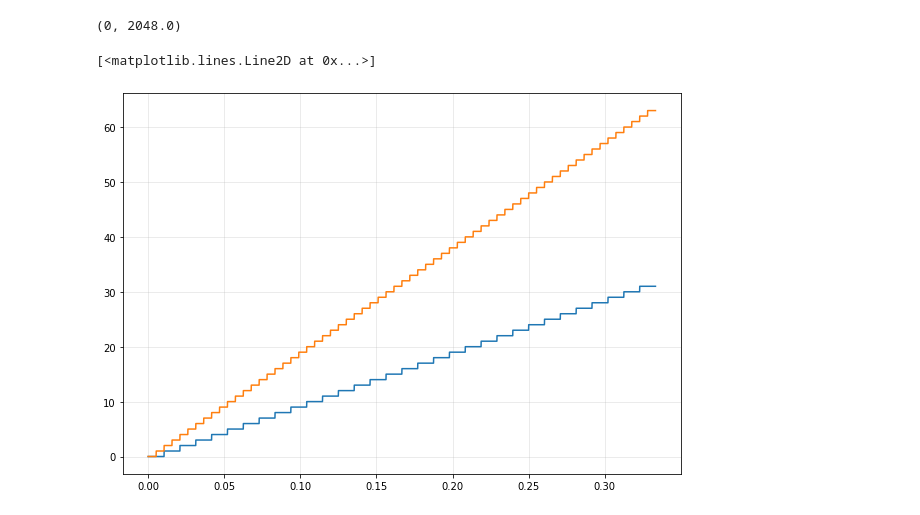
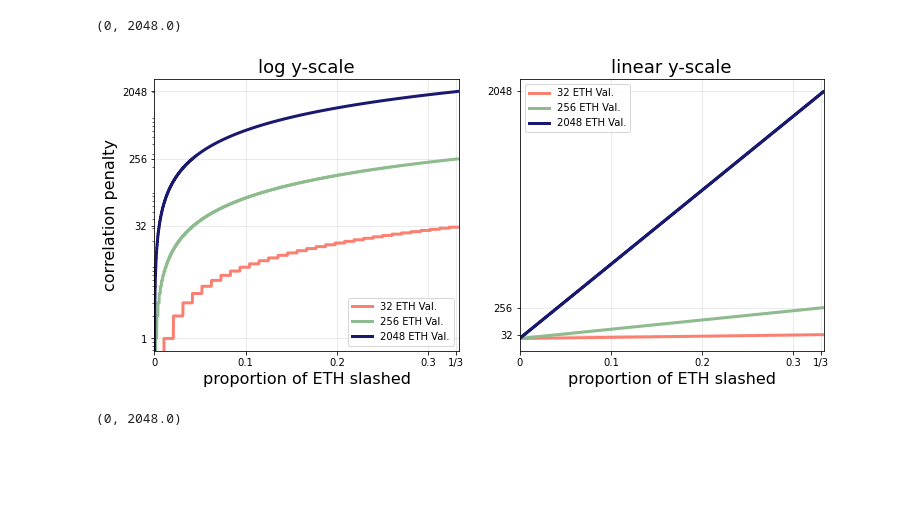
Before and after one commit to michaelneuder/relay-data, a Jupyter notebook: maxeb/slashings.ipynb, the cells around one changed output. Drawn from its saved outputs; the diff is of its cells as text; code cells hidden in the pictures; blank space fills up the shorter version.

```diff
--- a/maxeb/slashings.ipynb
+++ b/maxeb/slashings.ipynb
@@ -21,13 +21,36 @@ calcCorrPenalty(2048, 2048, STAKED_ETH), calcCorrPenalty(2048, STAKED_ETH / 3, S
 (0, 2048.0)
 # %%
 slashed_amts = np.arange(0, STAKED_ETH / 3, 2048)
-corrs32 = [calcCorrPenalty(32, i, STAKED_ETH) for i in slashed_amts]
-corrs64 = [calcCorrPenalty(64, i, STAKED_ETH) for i in slashed_amts]
+corrs32 = np.asarray([calcCorrPenalty(32, i, STAKED_ETH) for i in slashed_amts])
+corrs256 = np.asarray([calcCorrPenalty(256, i, STAKED_ETH) for i in slashed_amts])
+corrs2048 = np.asarray([calcCorrPenalty(2048, i, STAKED_ETH) for i in slashed_amts])
-# %%
-f, ax = plt.subplots(figsize=(10,7))
-
-ax.plot(slashed_amts/STAKED_ETH, corrs32)
-ax.plot(slashed_amts/STAKED_ETH, corrs64)
-# %% [output]
-[<matplotlib.lines.Line2D at 0x...>]
-[figure, removed]
+# %%
+f, axarr = plt.subplots(ncols= 2,figsize=(12,5))
+
+for ax in axarr:
+    ax.plot(slashed_amts/STAKED_ETH, corrs32, color='salmon', label='32 ETH Val.', linewidth=3)
+    ax.plot(slashed_amts/STAKED_ETH, corrs256, color='darkseagreen', label='256 ETH Val.', linewidth=3)
+    ax.plot(slashed_amts/STAKED_ETH, corrs2048, color='midnightblue', label='2048 ETH Val.', linewidth=3)
+
+
+axarr[0].set_yscale('log')
+axarr[0].set_yticks([1, 32, 256, 2048])
+axarr[0].set_yticklabels(['1', '32', '256', '2048'])
+
+axarr[1].set_yticks([32, 256, 2048])
+axarr[1].set_yticklabels(['32', '256', '2048'])
+
+
+for ax in axarr:
+    ax.legend()
+    ax.set_xlim(0, 1/3)
+    ax.set_xticks([0, 0.1, 0.2, 0.3, 0.33])
+    ax.set_xticklabels(['0', '0.1', '0.2', '0.3', '1/3'])
+    ax.set_xlabel('proportion of ETH slashed', size=16)
+
+axarr[0].set_ylabel('correlation penalty', size=16)
+axarr[0].set_title('log y-scale', size=18)
+axarr[1].set_title('linear y-scale', size=18)
+plt.show()
+# %% [output]
+[figure, added]
@@ -33,0 +62,4 @@ ax.plot(slashed_amts/STAKED_ETH, corrs64)
+# %%
+calcCorrPenaltyNew(2048, 2048, STAKED_ETH), calcCorrPenalty(2048, STAKED_ETH / 3, STAKED_ETH)
+# %% [output]
+(0, 2048.0)
```
Also changed, not shown: parts of 13 cells of this notebook.
